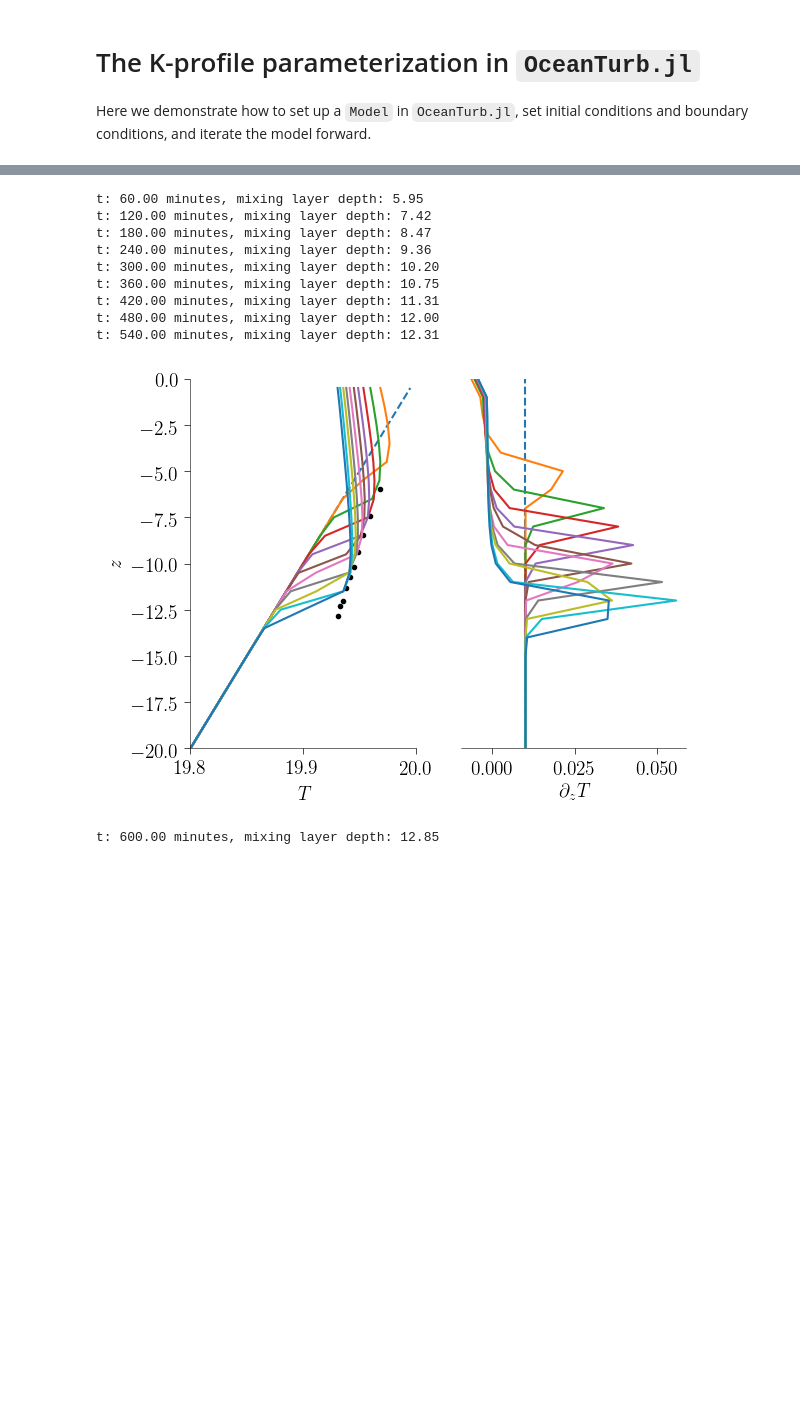
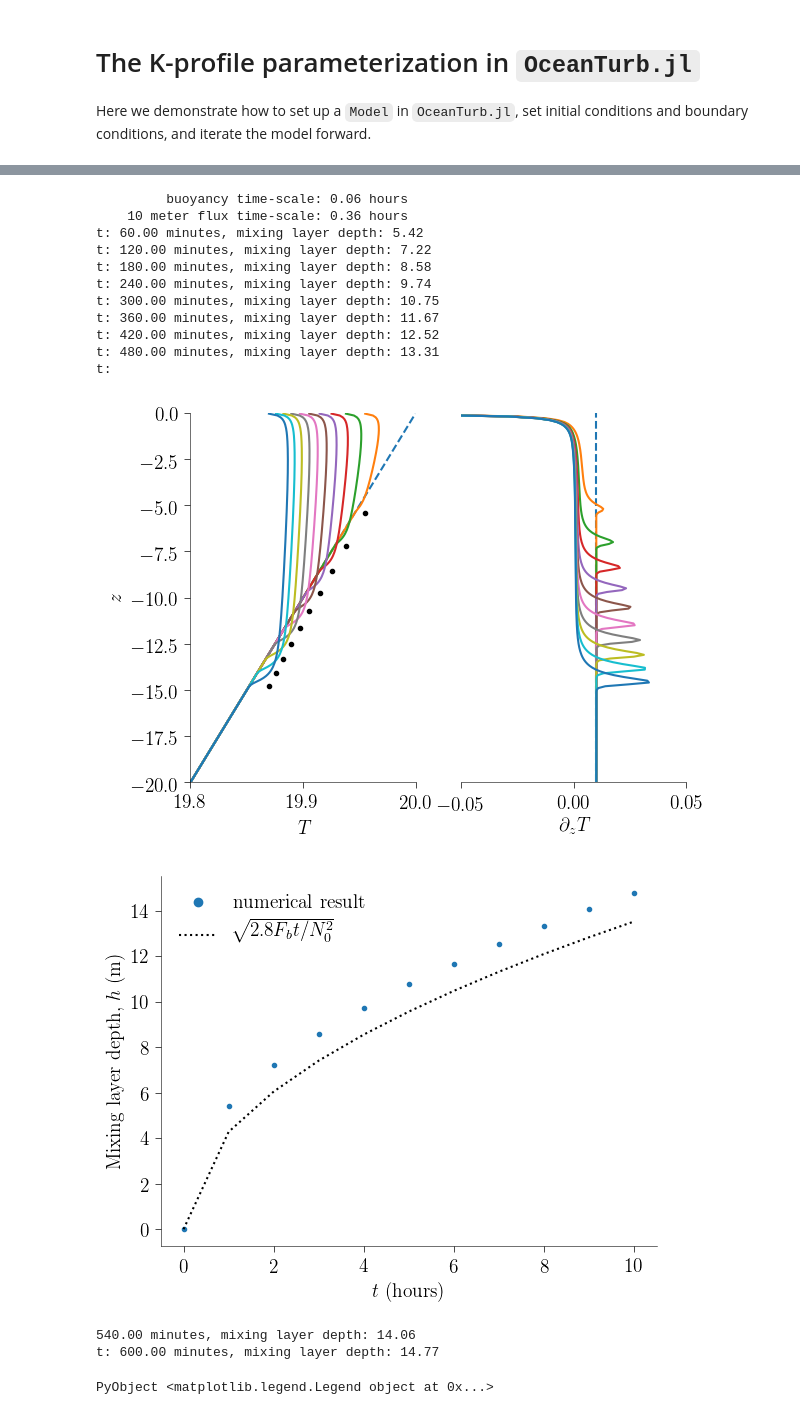
Before and after one commit to glwagner/OceanTurb.jl, a Jupyter notebook: examples/kpp_examples.ipynb, the cells around one changed output, grey strips where cells are left out. Cells and saved outputs as stored; diff of their text form; code cells hidden in the pictures; blank space fills up the shorter version.

```diff
--- a/examples/kpp_examples.ipynb
+++ b/examples/kpp_examples.ipynb
@@ -55,6 +80,12 @@ model.bcs.T.bottom = GradientBoundaryCondition(γ)
 # %%
+# First, let's use the default model
+c = OceanTurb.Constants()
+heat_flux = 75
+v18_buoyancy_flux = c.α * c.g * heat_flux / (c.ρ₀ * c.cP)
+model = free_convection_model(buoyancy_flux=v18_buoyancy_flux)
+
 # Time stepping
-dt = 1 # seconds
+dt = 60 # seconds
 nt = ceil(Int, 3600 / dt) # plot every hour
 ni = 10
 
@@ -70,49 +101,68 @@ U, V, T, S = model.solution
 Tz = ∂z(T)
 reset!(model.clock)
 
-sca(get(axs, 0))
+sca(axs[1])
 ylim(-20, 0)
 xlim(19.8, 20)
-cornerspines()
 xlabel(L"T")
 ylabel(L"z")
+removespines("top", "right")
 
 plot(T, "--", label="initial condition")
 
-sca(get(axs, 1))
-bottomspine()
-get(axs, 1).tick_params(left=false, labelleft=false)
+sca(axs[2])
+xlim(-0.05, 0.05)
+removespines("left", "top", "right")
+axs[2].tick_params(left=false, labelleft=false)
 xlabel(L"\partial_z T")
 
 plot(Tz, "--", label="initial condition")
 
 # Iterate
 for i = 1:ni
     iterate!(model, dt, nt)
 
     push!(h, model.state.h)
     push!(t, time(model))
 
     @printf("t: %.2f minutes, mixing layer depth: %.2f\n", time(model)/60, model.state.h)
 
     ∂z!(Tz, T)
 
-    sca(get(axs, 0))
+    sca(axs[1])
     plot(T, "-")
     plot(top(T), -model.state.h, "k.")
 
-    sca(get(axs, 1))
+    sca(axs[2])
     plot(Tz, "-")
 end
+
+fig, axs= subplots()
+
+removespines("top", "right")
+xlabel("\$t\$ (hours)")
+ylabel("Mixing layer depth, \$h\$ (m)")
+
+h_vanroekel = sqrt.(2.8*buoyancy_flux/N₀^2 * t)
+
+plot(t/3600, h, ".", label="numerical result")
+plot(t/3600, h_vanroekel, "k:", label=L"\sqrt{2.8 F_b t / N_0^2}")
+
+legend()
 # %% [output]
-t: 60.00 minutes, mixing layer depth: 5.95
-t: 120.00 minutes, mixing layer depth: 7.42
-t: 180.00 minutes, mixing layer depth: 8.47
-t: 240.00 minutes, mixing layer depth: 9.36
-t: 300.00 minutes, mixing layer depth: 10.20
-t: 360.00 minutes, mixing layer depth: 10.75
-t: 420.00 minutes, mixing layer depth: 11.31
-t: 480.00 minutes, mixing layer depth: 12.00
-t: 540.00 minutes, mixing layer depth: 12.31
+         buoyancy time-scale: 0.06 hours
+    10 meter flux time-scale: 0.36 hours
+t: 60.00 minutes, mixing layer depth: 5.42
+t: 120.00 minutes, mixing layer depth: 7.22
+t: 180.00 minutes, mixing layer depth: 8.58
+t: 240.00 minutes, mixing layer depth: 9.74
+t: 300.00 minutes, mixing layer depth: 10.75
+t: 360.00 minutes, mixing layer depth: 11.67
+t: 420.00 minutes, mixing layer depth: 12.52
+t: 480.00 minutes, mixing layer depth: 13.31
+t:
-[figure, old version]
+[figure, new version]
+[figure, added]
-t: 600.00 minutes, mixing layer depth: 12.85
+540.00 minutes, mixing layer depth: 14.06
+t: 600.00 minutes, mixing layer depth: 14.77
+PyObject <matplotlib.legend.Legend object at 0x...>
```
Also changed, not shown: parts of 6 cells of this notebook.
